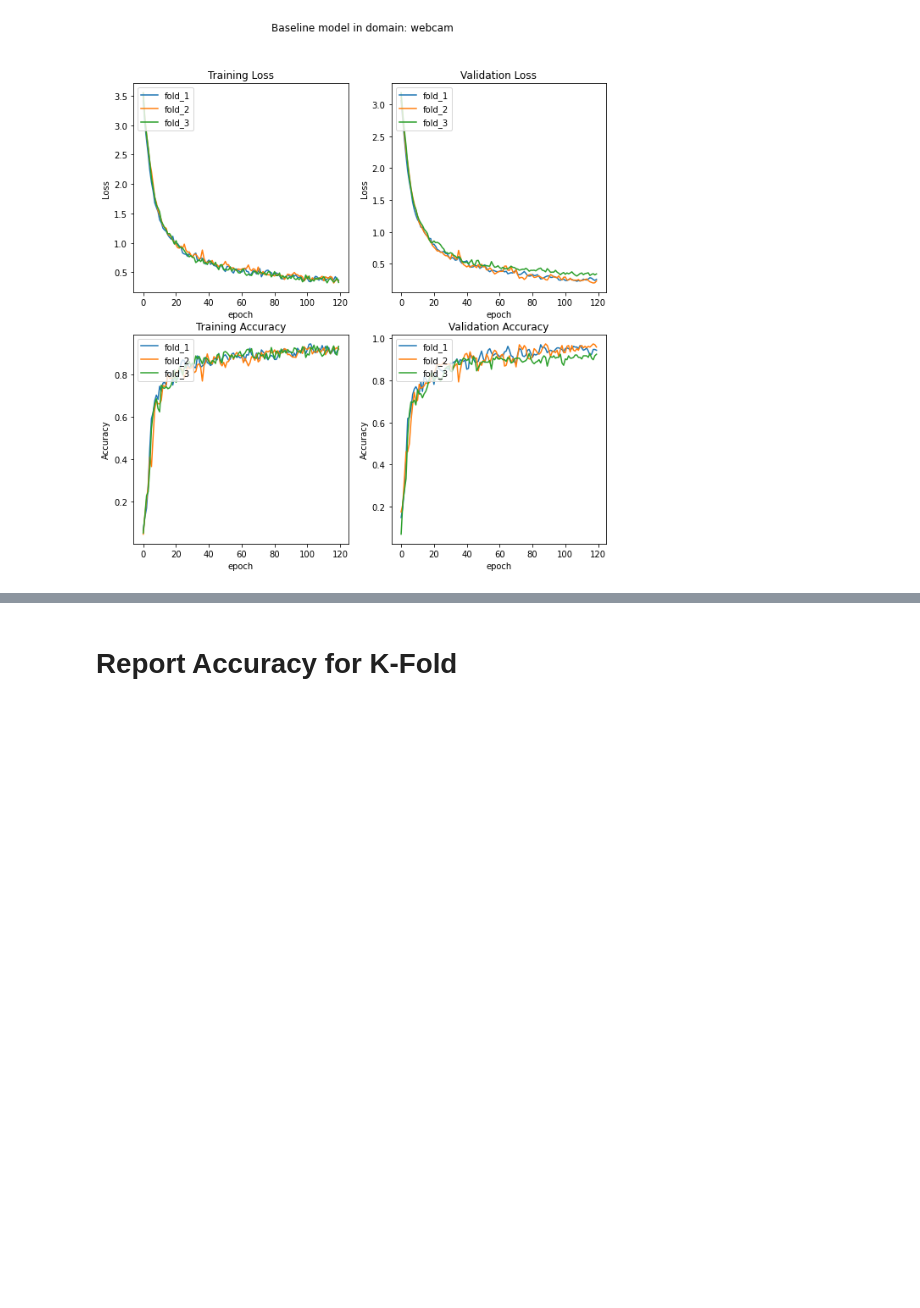
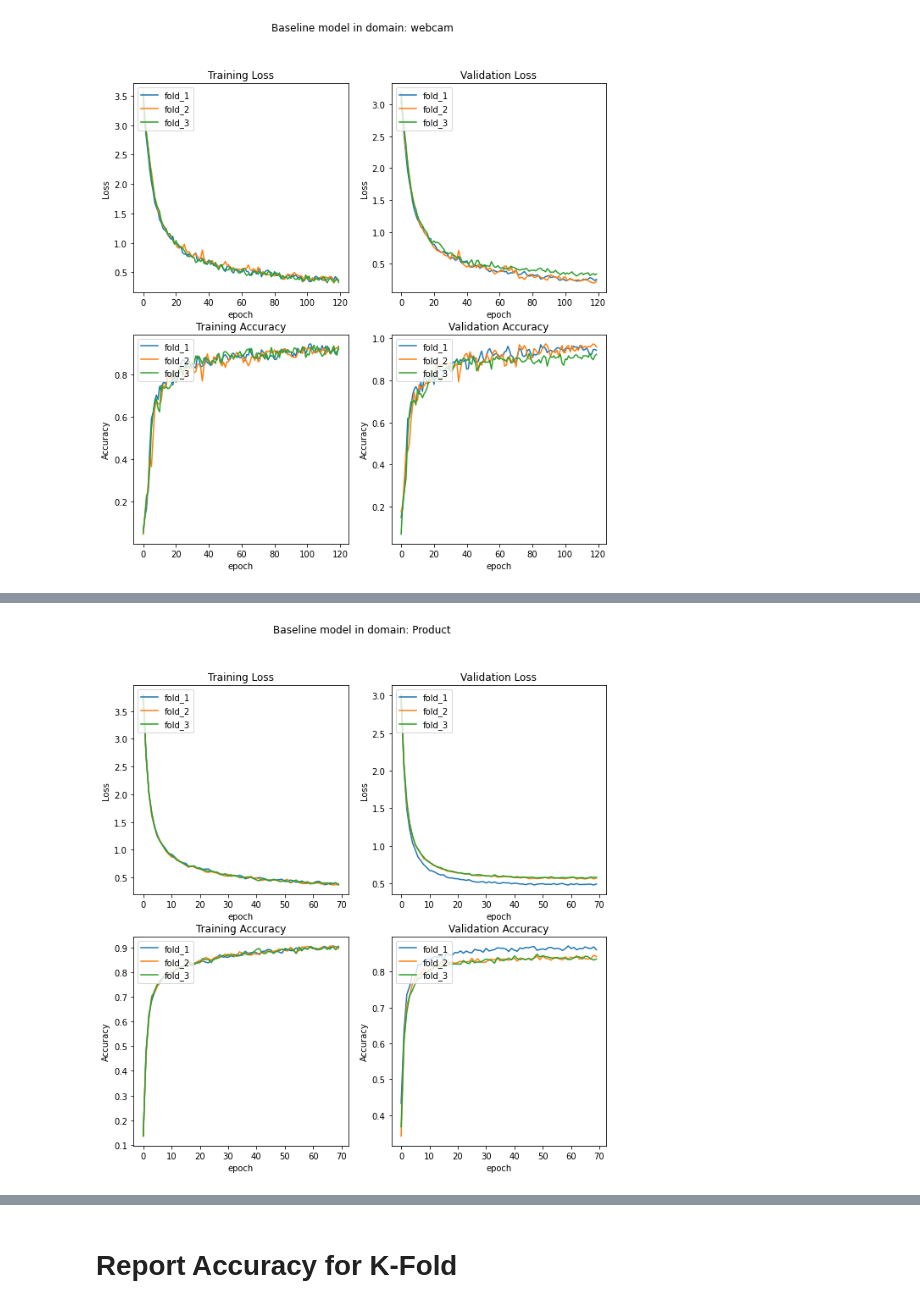
Before and after one commit to TuanAnhNguyen14111998/domain_calibration, a Jupyter notebook: src/notebook/visualize_result.ipynb, the cells around one changed output, grey strips where cells are left out. Cells and saved outputs as stored; diff of their text form; code cells hidden in the pictures; blank space fills up the shorter version.

```diff
--- a/src/notebook/visualize_result.ipynb
+++ b/src/notebook/visualize_result.ipynb
@@ -147,0 +175,6 @@ visualize(dictionary_metrics, "webcam")
+# %%
+domain_name = "Product"
+path_save = f"/Users/tuananh/tuananh/domain_calibration/experiments/{dataset_names}/result_visualize/{domain_name}.png"
+visualize(dictionary_metrics, domain_name, path_save)
+# %% [output]
+[figure, added]
```
Also changed, not shown: parts of 19 cells of this notebook.
